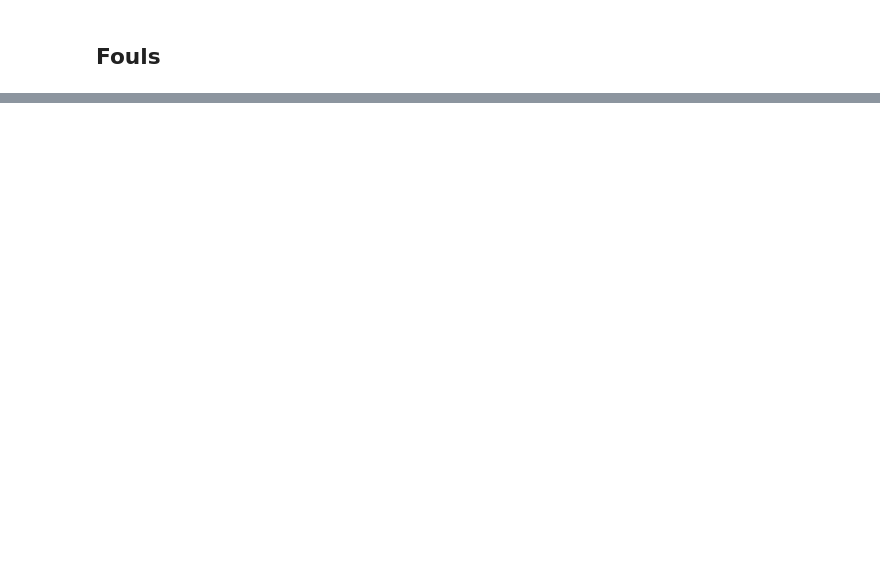
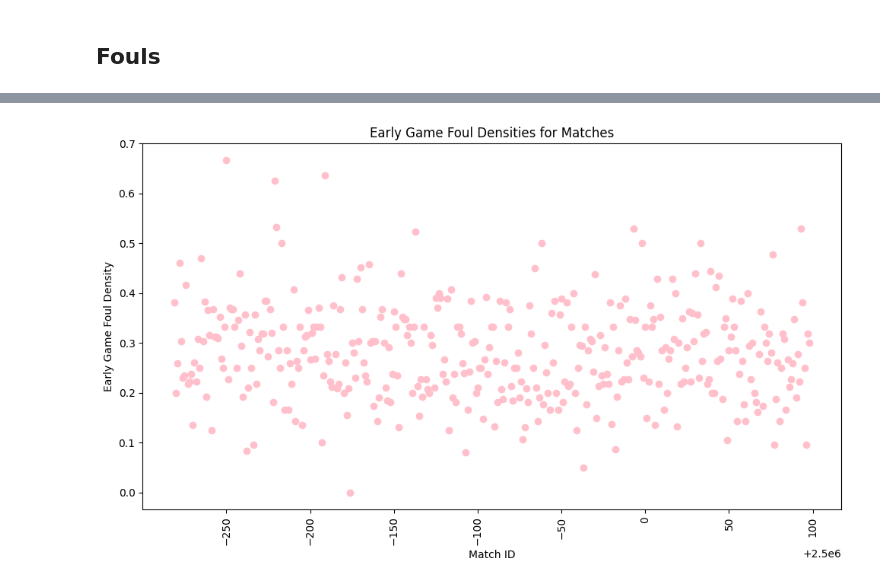
Before and after one commit to axndyg/sagb_inrto_project, a Jupyter notebook: England/Notebooks/event_density.ipynb, the cells around one changed output, grey strips where cells are left out. Cells and saved outputs as stored; diff of their text form; code cells hidden in the pictures; blank space fills up the shorter version.

```diff
--- a/England/Notebooks/event_density.ipynb
+++ b/England/Notebooks/event_density.ipynb
@@ -52,0 +100,15 @@ england_fd.head()
+# %%
+early_game_density = england_fd['early_game_density']
+
+plt.figure(figsize=(10,6))
+plt.scatter(england_fd.index, early_game_density, color='pink')
+
+plt.title('Early Game Foul Densities for Matches')
+plt.xlabel('Match ID')
+plt.ylabel('Early Game Foul Density')
+
+plt.xticks(rotation=90)
+plt.tight_layout()
+plt.show()
+# %% [output]
+[figure, added]
```
Also changed, not shown: parts of 10 cells of this notebook, 6 other files.
